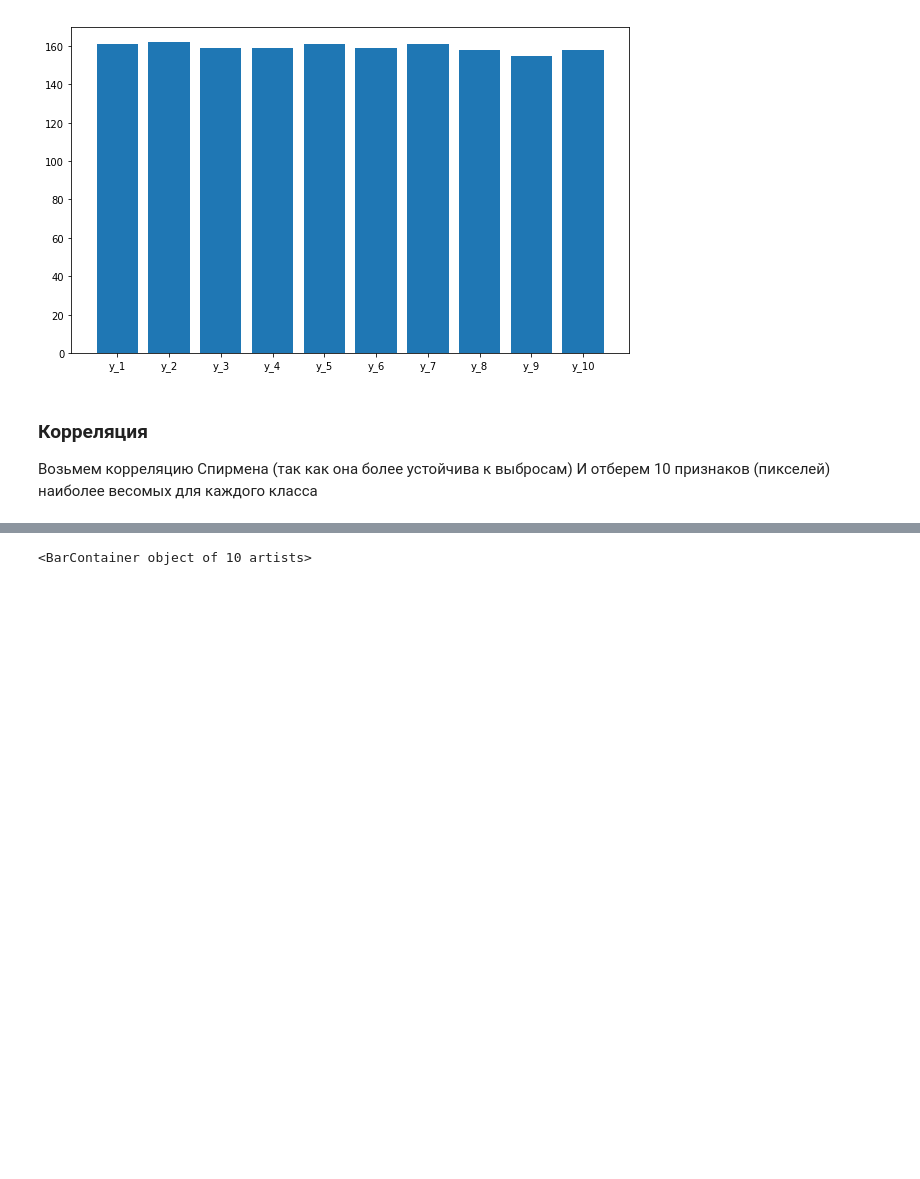
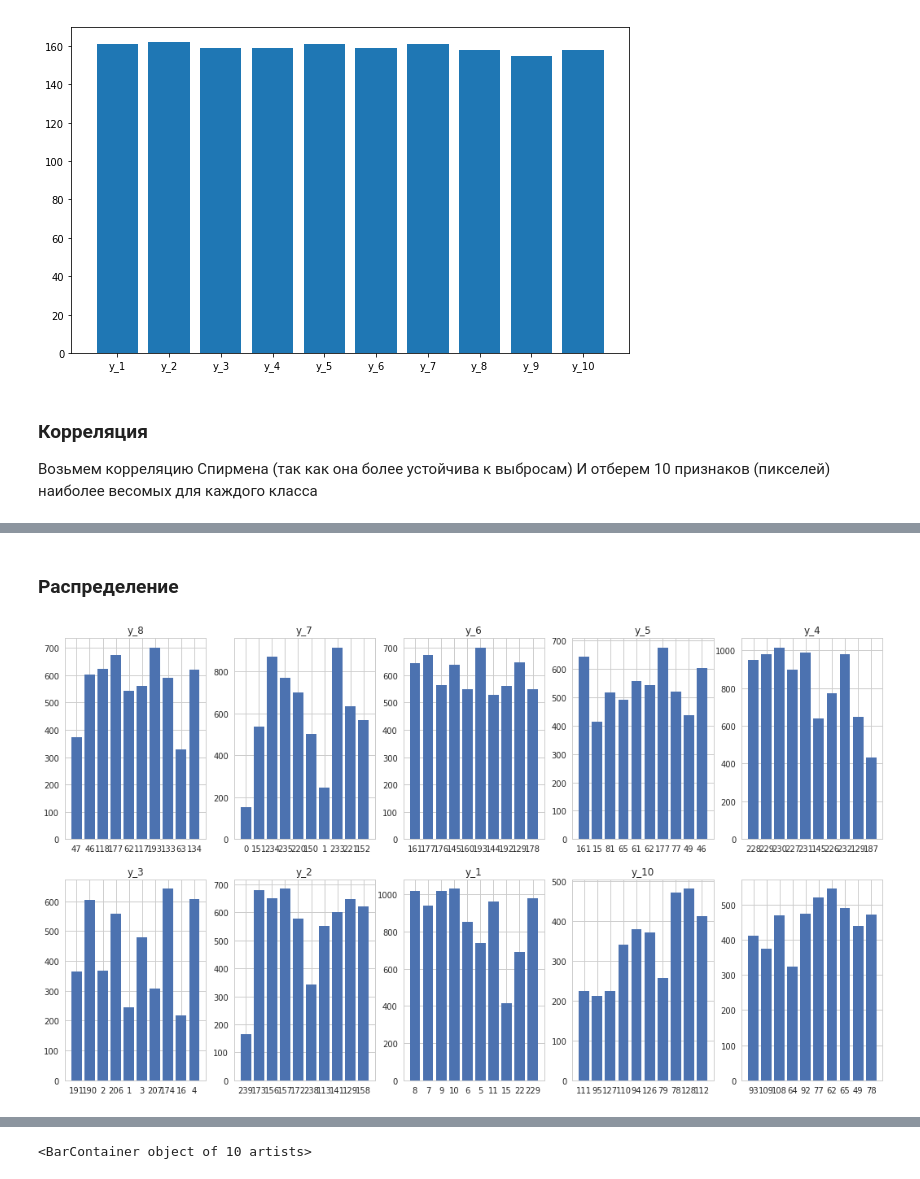
Before and after one commit to vench/study, a Jupyter notebook: lab_4.ipynb, the cells around one changed output, grey strips where cells are left out. Saved outputs shown, nothing was run; the diff lists cells and outputs as text; code cells hidden in the pictures; blank space fills up the shorter version.

```diff
--- a/lab_4.ipynb
+++ b/lab_4.ipynb
@@ -113,0 +116,15 @@ y_1
+# %% [markdown]
+### Распределение
+# %%
+
+plt.figure(figsize = (18,10))
+i = 1
+for target in map_max_corr:
+    cols = map_max_corr[target]
+    plt.title(target)
+    ax = plt.subplot(2,5, i)
+    ax.bar(cols, df[cols].sum())
+
+    i = i + 1
+# %% [output]
+[figure, added]
```
Also changed, not shown: parts of 8 cells of this notebook.
